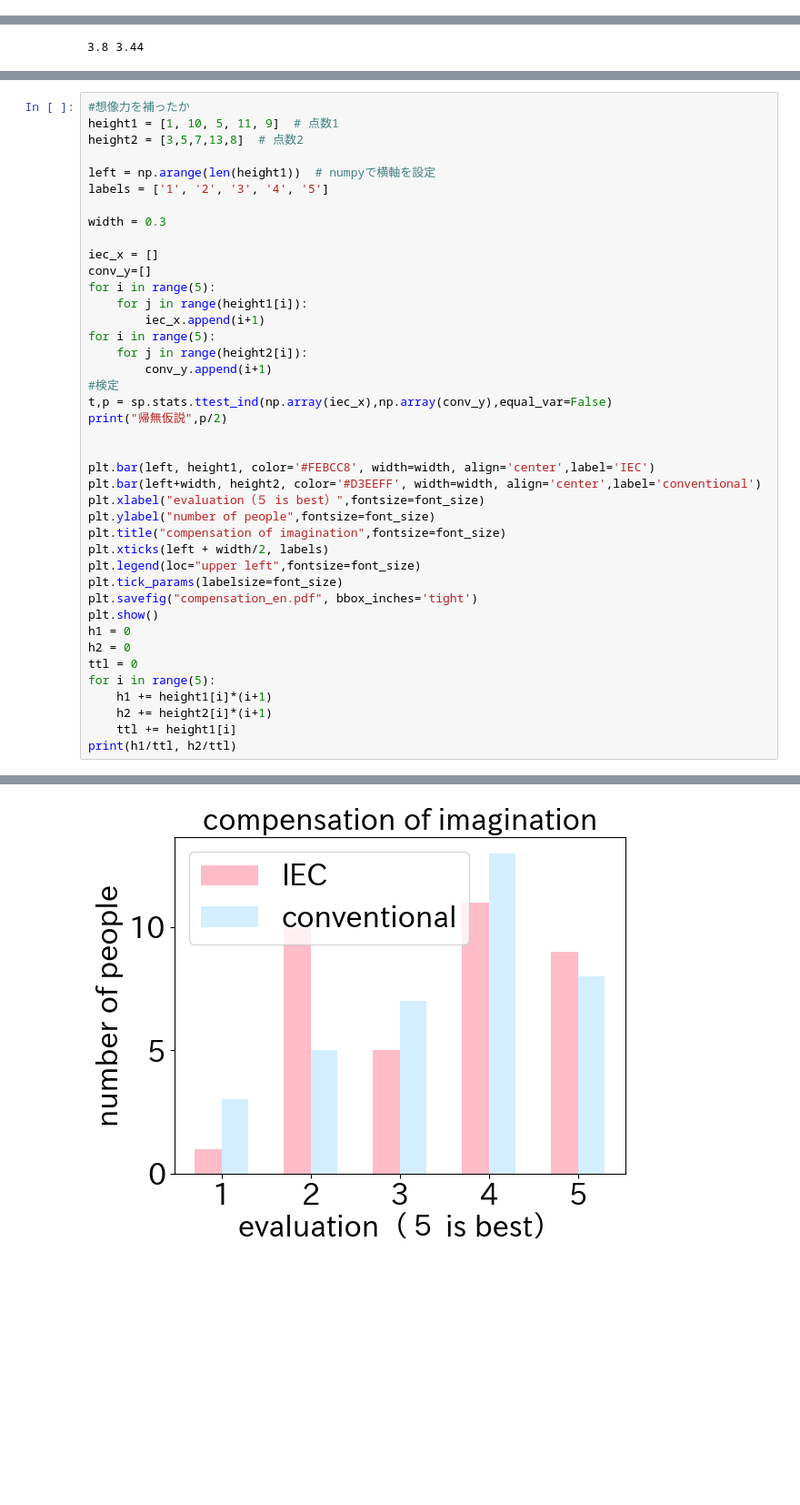
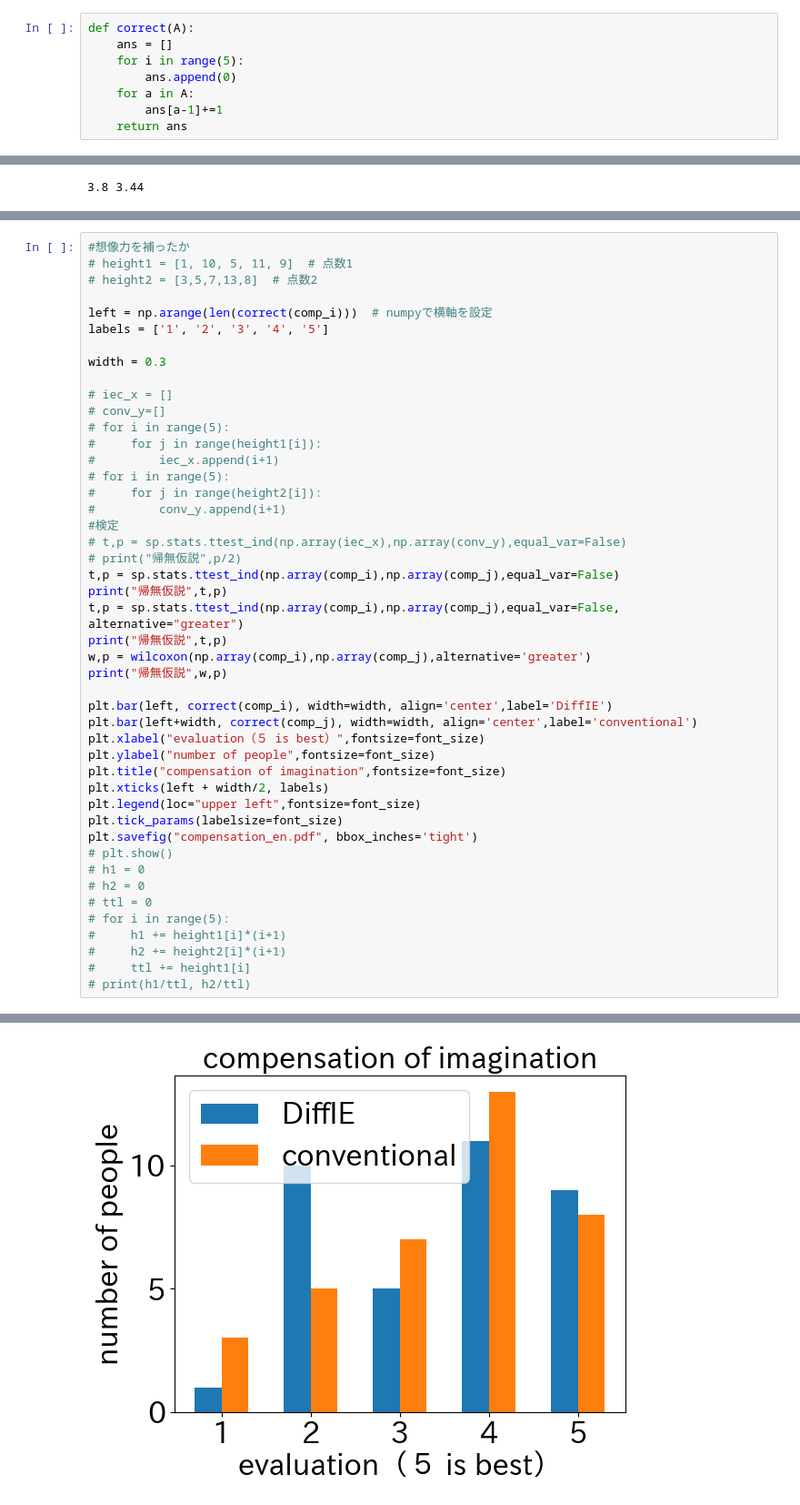
Before and after one commit to haruponponpopon/iec, a Jupyter notebook: dataanalysis/paper_graph_create.ipynb, the cells around one changed output, grey strips where cells are left out. Shown at 91% size. Drawn from its saved outputs; the diff is of its cells as text; blank space fills up the shorter version.

```diff
--- a/dataanalysis/paper_graph_create.ipynb
+++ b/dataanalysis/paper_graph_create.ipynb
@@ -0,0 +5,8 @@
+# %%
+def correct(A):
+    ans = []
+    for i in range(5):
+        ans.append(0)
+    for a in A:
+        ans[a-1]+=1
+    return ans
@@ -741,28 +770,33 @@ print(h1/ttl, h2/ttl)
 # %%
 #想像力を補ったか
-height1 = [1, 10, 5, 11, 9]  # 点数1
-height2 = [3,5,7,13,8]  # 点数2
+# height1 = [1, 10, 5, 11, 9]  # 点数1
+# height2 = [3,5,7,13,8]  # 点数2
 
-left = np.arange(len(height1))  # numpyで横軸を設定
+left = np.arange(len(correct(comp_i)))  # numpyで横軸を設定
 labels = ['1', '2', '3', '4', '5']
 
 width = 0.3
 
-iec_x = []
-conv_y=[]
-for i in range(5):
-    for j in range(height1[i]):
-        iec_x.append(i+1)
-for i in range(5):
-    for j in range(height2[i]):
-        conv_y.append(i+1)
+# iec_x = []
+# conv_y=[]
+# for i in range(5):
+#     for j in range(height1[i]):
+#         iec_x.append(i+1)
+# for i in range(5):
+#     for j in range(height2[i]):
+#         conv_y.append(i+1)
 #検定
-t,p = sp.stats.ttest_ind(np.array(iec_x),np.array(conv_y),equal_var=False)
-print("帰無仮説",p/2)
+# t,p = sp.stats.ttest_ind(np.array(iec_x),np.array(conv_y),equal_var=False)
+# print("帰無仮説",p/2)
+t,p = sp.stats.ttest_ind(np.array(comp_i),np.array(comp_j),equal_var=False)
+print("帰無仮説",t,p)
+t,p = sp.stats.ttest_ind(np.array(comp_i),np.array(comp_j),equal_var=False, alternative="greater")
+print("帰無仮説",t,p)
+w,p = wilcoxon(np.array(comp_i),np.array(comp_j),alternative='greater')
+print("帰無仮説",w,p)
 
-
-plt.bar(left, height1, color='#FEBCC8', width=width, align='center',label='IEC')
-plt.bar(left+width, height2, color='#D3EEFF', width=width, align='center',label='conventional')
+plt.bar(left, correct(comp_i), width=width, align='center',label='DiffIE')
+plt.bar(left+width, correct(comp_j), width=width, align='center',label='conventional')
 plt.xlabel("evaluation（５ is best）",fontsize=font_size)
 plt.ylabel("number of people",fontsize=font_size)
 plt.title("compensation of imagination",fontsize=font_size)
@@ -770,13 +804,13 @@ plt.xticks(left + width/2, labels)
 plt.legend(loc="upper left",fontsize=font_size)
 plt.tick_params(labelsize=font_size)
 plt.savefig("compensation_en.pdf", bbox_inches='tight')
-plt.show()
-h1 = 0
-h2 = 0
-ttl = 0
-for i in range(5):
-    h1 += height1[i]*(i+1)
-    h2 += height2[i]*(i+1)
-    ttl += height1[i]
-print(h1/ttl, h2/ttl)
+# plt.show()
+# h1 = 0
+# h2 = 0
+# ttl = 0
+# for i in range(5):
+#     h1 += height1[i]*(i+1)
+#     h2 += height2[i]*(i+1)
+#     ttl += height1[i]
+# print(h1/ttl, h2/ttl)
 # %% [output]
@@ -784 +820 @@ print(h1/ttl, h2/ttl)
-[figure, old version]
+[figure, new version]
```
Also changed, not shown: parts of 22 cells of this notebook, 11 other files.
